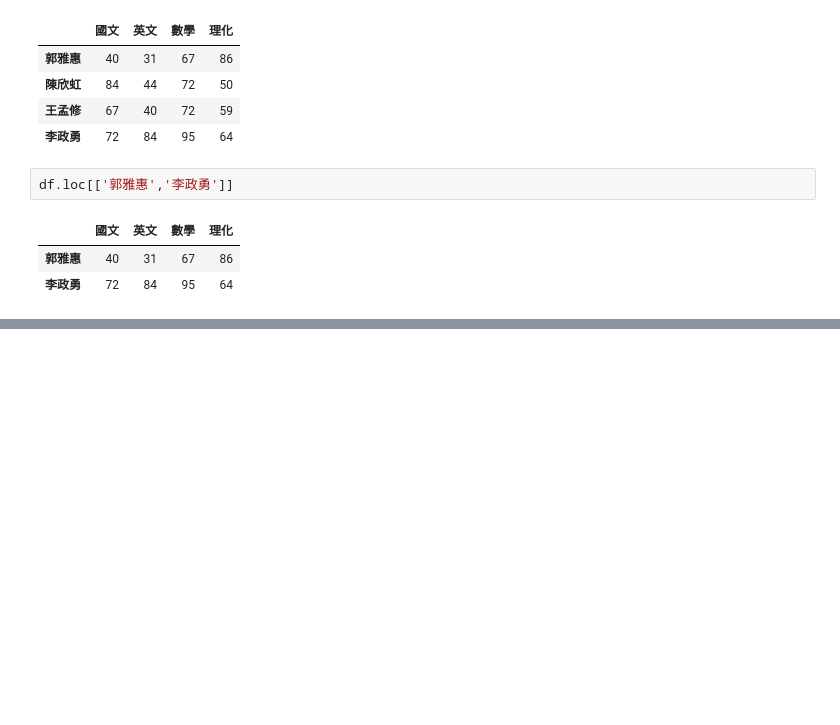
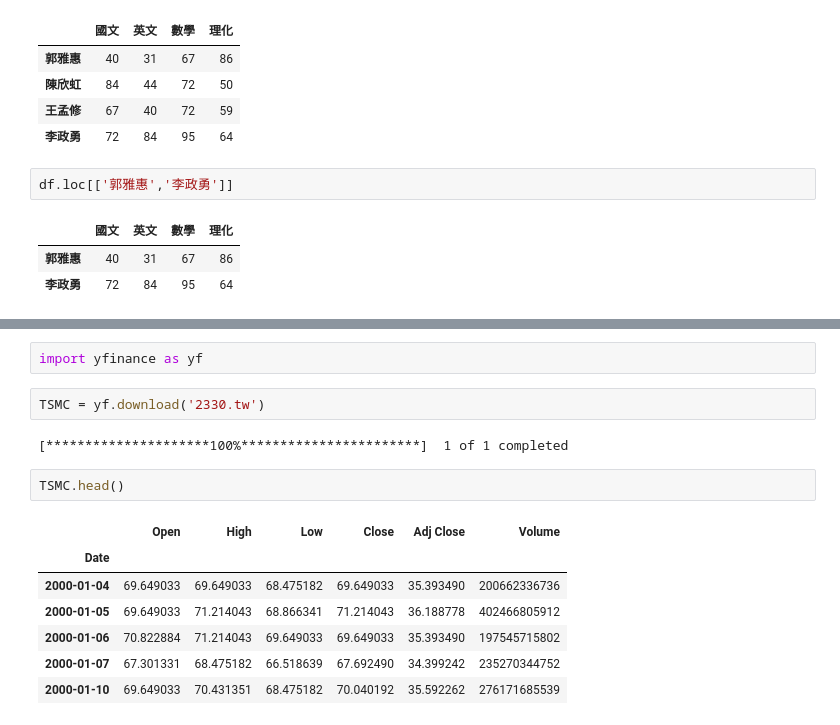
Before and after one commit to aprilrain731/20230210-python, a Jupyter notebook: 20230305.ipynb, the cells around one changed output, grey strips where cells are left out. Cells and saved outputs as stored; diff of their text form; blank space fills up the shorter version.

```diff
--- a/20230305.ipynb
+++ b/20230305.ipynb
@@ -128,0 +353,16 @@ df.loc[['郭雅惠','李政勇']]
+# %%
+import yfinance as yf
+# %%
+TSMC = yf.download('2330.tw')
+# %% [output]
+[*********************100%***********************]  1 of 1 completed
+# %%
+TSMC.head()
+# %% [output]
+|  | Open | High | Low | Close | Adj Close | Volume |
+| Date |  |  |  |  |  |  |
+| 2000-01-04 | 69.649033 | 69.649033 | 68.475182 | 69.649033 | 35.393490 | 200662336736 |
+| 2000-01-05 | 69.649033 | 71.214043 | 68.866341 | 71.214043 | 36.188778 | 402466805912 |
+| 2000-01-06 | 70.822884 | 71.214043 | 69.649033 | 69.649033 | 35.393490 | 197545715802 |
+| 2000-01-07 | 67.301331 | 68.475182 | 66.518639 | 67.692490 | 34.399242 | 235270344752 |
+| 2000-01-10 | 69.649033 | 70.431351 | 68.475182 | 70.040192 | 35.592262 | 276171685539 |
```
Also changed, not shown: parts of 44 cells of this notebook.
